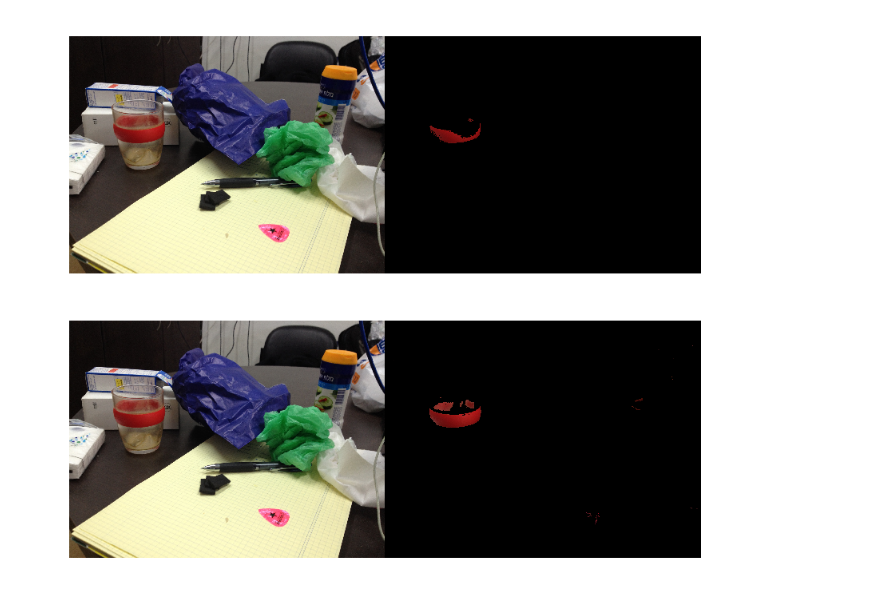
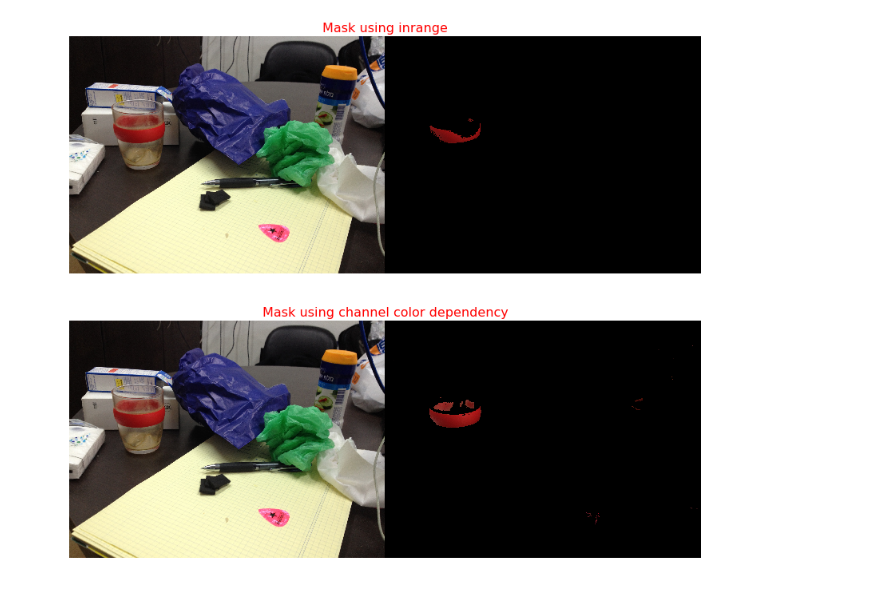
Before and after one commit to EfforiaKnight/CourseCV, a Jupyter notebook: Week1.ipynb, the cells around one changed output. Drawn from its saved outputs; the diff is of its cells as text; code cells hidden in the pictures.

```diff
--- a/Week1.ipynb
+++ b/Week1.ipynb
@@ -46,12 +46,12 @@ masked_img2_rgb = cv2.cvtColor(masked_img2, cv2.COLOR_BGR2RGB)
 # %%
 # show the images
 fig, (ax1, ax2) = plt.subplots(nrows=2, ncols=1, sharex=True, figsize=(20, 12))
 ax1.set_axis_off()
-ax1.set_title('Mask using inrange', fontsize=16, color="white")
+ax1.set_title('Mask using inrange', fontsize=16, color="red")
 ax2.set_axis_off()
-ax2.set_title('Mask using channel color dependency', fontsize=16, color="white")
+ax2.set_title('Mask using channel color dependency', fontsize=16, color="red")
 ax1.imshow(np.hstack([img_rgb, masked_img1_rgb]))
 ax2.imshow(np.hstack([img_rgb, masked_img2_rgb]))
 plt.show()
 # %% [output]
-[figure, old version]
+[figure, new version]
```
Also changed, not shown: 2 other files.
